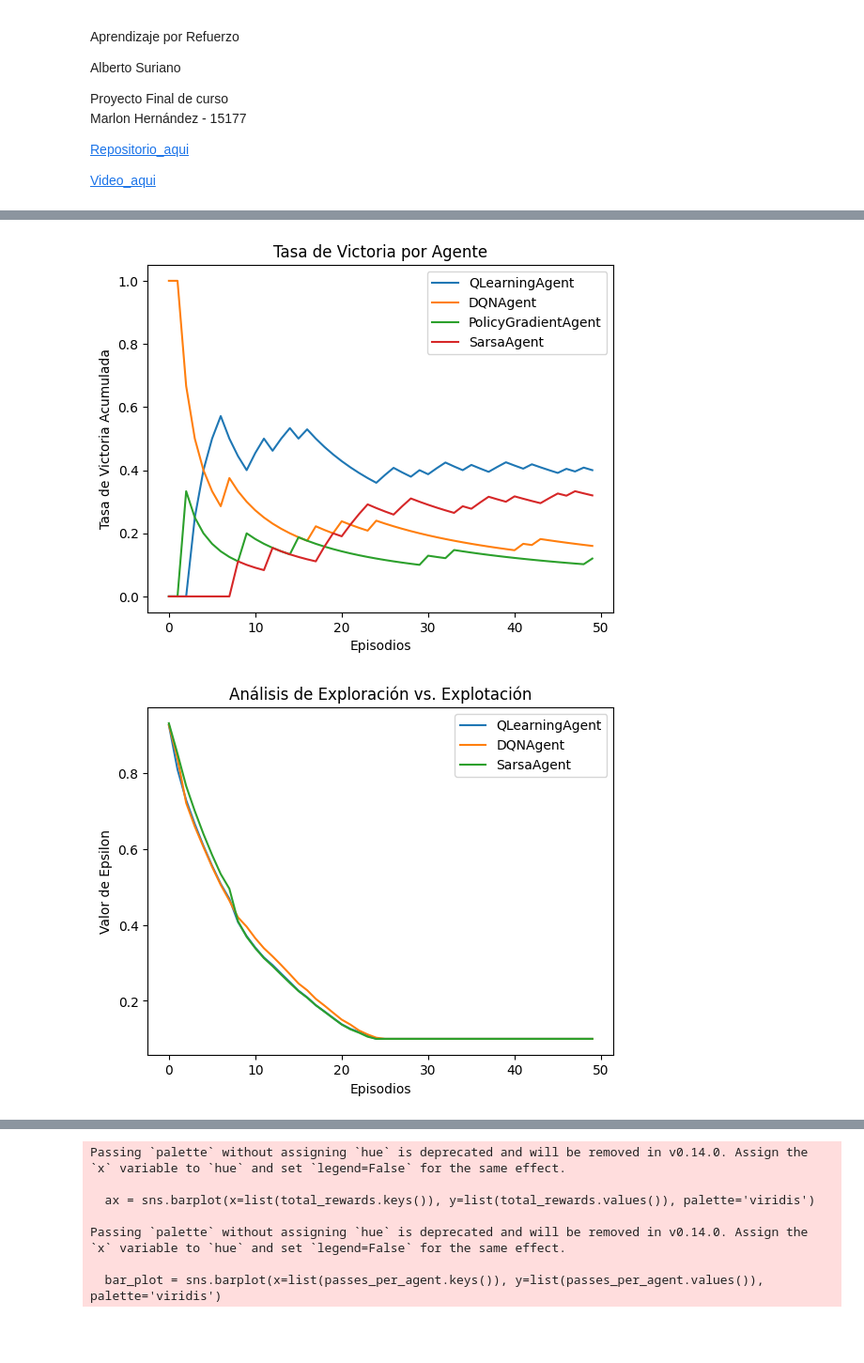
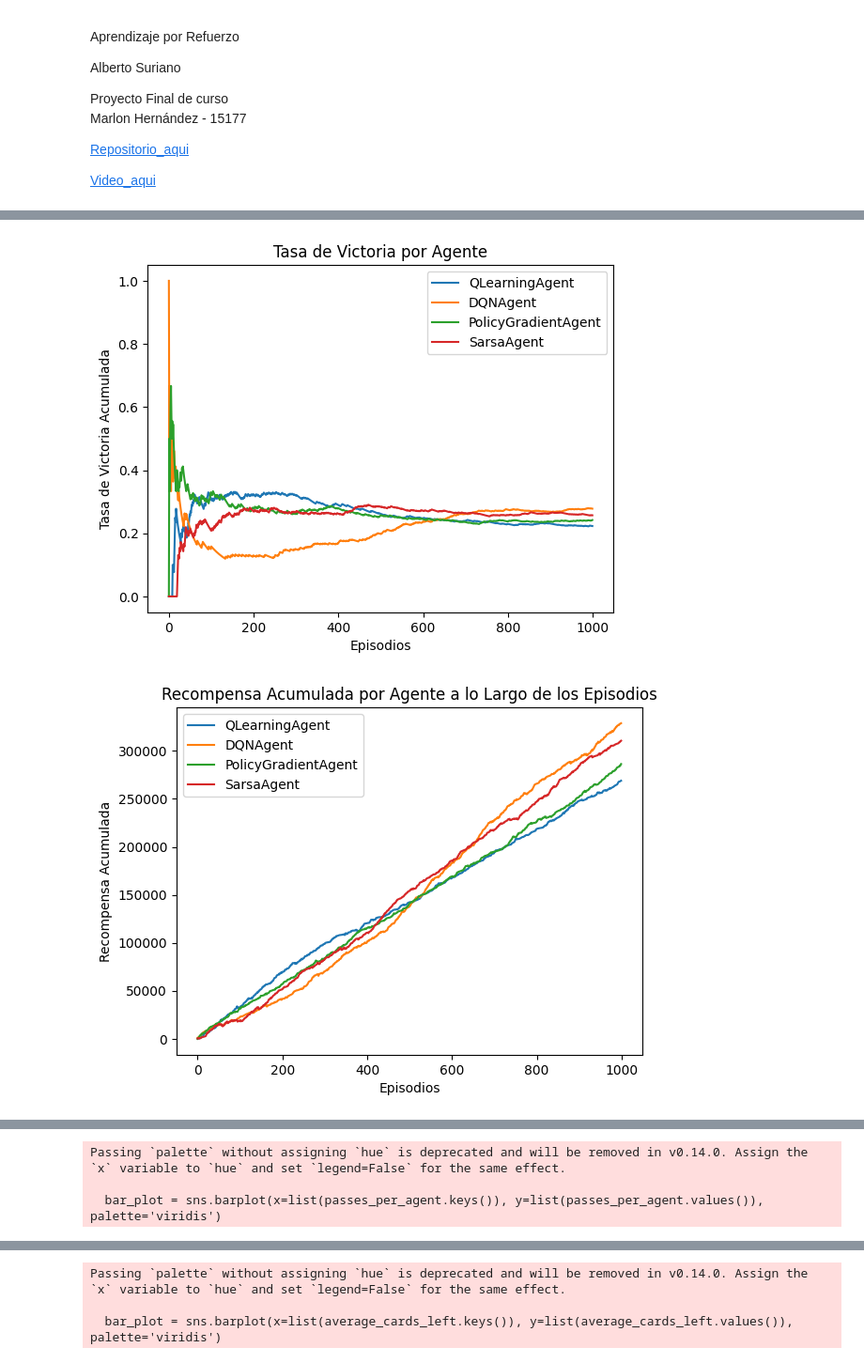
Before and after one commit to ivanhez/RL-Proyecto, a Jupyter notebook: proyectorl.ipynb, the cells around one changed output, grey strips where cells are left out. Shown at 94% size. Drawn from its saved outputs; the diff is of its cells as text; code cells hidden in the pictures; blank space fills up the shorter version.

```diff
--- a/proyectorl.ipynb
+++ b/proyectorl.ipynb
@@ -272,7 +270,7 @@ class QLearningAgent:
         self.gamma = 0.9
         self.epsilon = 1.0
         self.epsilon_min = 0.1
-        self.epsilon_decay = 0.995
+        self.epsilon_decay = 0.01
         self.q_table = {}
 
     def get_state_key(self, current_combination):
@@ -378,7 +376,7 @@ class DQNAgent:
         self.gamma = 0.9
         self.epsilon = 1.0
         self.epsilon_min = 0.1
-        self.epsilon_decay = 0.995
+        self.epsilon_decay = 0.01
         self.learning_rate = 0.001
 
         self.state_size = 52 + 2
@@ -687,7 +685,7 @@ class SarsaAgent:
         self.gamma = 0.9
         self.epsilon = 1.0
         self.epsilon_min = 0.1
-        self.epsilon_decay = 0.995
+        self.epsilon_decay = 0.01
         self.q_table = {}
 
     # Representar el estado como una tupla que contiene el tamaño y el rango de la combinación actual
@@ -802,7 +800,7 @@ agent_names = [agent.__class__.__name__ for agent in agents]
 num_agents = len(agents)
 
 # Recolección de métricas
-num_episodes = 50
+num_episodes = 1000
 reward_history = {agent_name: [] for agent_name in agent_names}
 victory_counts = {agent_name: 0 for agent_name in agent_names}
 actions_per_agent = {agent_name: [] for agent_name in agent_names}
@@ -950,7 +948,7 @@ plt.figure(figsize=(10, 6))
 for agent_name, avg_rewards in average_reward_history.items():
     plt.plot(avg_rewards, label=agent_name)
 plt.xlabel('Episodios')
-plt.ylabel('Recompensa Promedio Móvil')
+plt.ylabel('Recompensa Promedio')
 plt.title('Tasa de Aprendizaje por Agente')
 plt.legend()
 plt.show()
@@ -969,16 +967,6 @@ plt.ylabel('Tasa de Victoria Acumulada')
 plt.title('Tasa de Victoria por Agente')
 plt.legend()
 plt.show()
-
-# Graficar la evolución de epsilon
-for agent_name, epsilons in epsilon_history.items():
-    plt.plot(epsilons, label=agent_name)
-plt.xlabel('Episodios')
-plt.ylabel('Valor de Epsilon')
-plt.title('Análisis de Exploración vs. Explotación')
-plt.legend()
-plt.show()
-
 
 # Calcular la recompensa acumulada por episodio para cada agente
 cumulative_rewards = {agent_name: np.cumsum(rewards) for agent_name, rewards in reward_history.items()}
@@ -1010,27 +998,6 @@ plt.ylabel('Recompensa Promedio')
 plt.title('Recompensa Promedio por Episodio por Agente')
 plt.legend()
 plt.show()
-
-# Recompensa acumulada por agente
-# plt.figure(figsize=(15, 10))
-
-# Gráfico de recompensa acumulada
-# plt.subplot(2, 2, 1)
-for agent_name, rewards in reward_history.items():
-    plt.plot(rewards, label=agent_name)
-plt.xlabel('Episodios')
-plt.ylabel('Recompensa Acumulada')
-plt.title('Recompensa Acumulada por Agente')
-plt.legend()
-plt.show()
-
-
-# Graficar la recompensa acumulada final
-total_rewards = {agent_name: sum(rewards) for agent_name, rewards in reward_history.items()}
-ax = sns.barplot(x=list(total_rewards.keys()), y=list(total_rewards.values()), palette='viridis')
-plt.xlabel('Agente')
-plt.ylabel('Recompensa Acumulada Total')
-plt.title('Recompensa Acumulada Final por Agente')
 
 
 # Gráfico de número de veces que pasó por agente
@@ -1104,2 +1071,2 @@ plt.show()
-[figure, old version]
+[figure, new version]
-[figure, old version]
+[figure, new version]
@@ -1106,0 +1074,3 @@ plt.show()
+Passing `palette` without assigning `hue` is deprecated and will be removed in v0.14.0. Assign the `x` variable to `hue` and set `legend=False` for the same effect.
+
+  bar_plot = sns.barplot(x=list(passes_per_agent.keys()), y=list(passes_per_agent.values()), palette='viridis')
@@ -1109,7 +1079,3 @@ plt.show()
-Passing `palette` without assigning `hue` is deprecated and will be removed in v0.14.0. Assign the `x` variable to `hue` and set `legend=False` for the same effect.
-
-  ax = sns.barplot(x=list(total_rewards.keys()), y=list(total_rewards.values()), palette='viridis')
-
-Passing `palette` without assigning `hue` is deprecated and will be removed in v0.14.0. Assign the `x` variable to `hue` and set `legend=False` for the same effect.
-
-  bar_plot = sns.barplot(x=list(passes_per_agent.keys()), y=list(passes_per_agent.values()), palette='viridis')
+Passing `palette` without assigning `hue` is deprecated and will be removed in v0.14.0. Assign the `x` variable to `hue` and set `legend=False` for the same effect.
+
+  bar_plot = sns.barplot(x=list(average_cards_left.keys()), y=list(average_cards_left.values()), palette='viridis')
```
Also changed, not shown: parts of 3 cells of this notebook.
